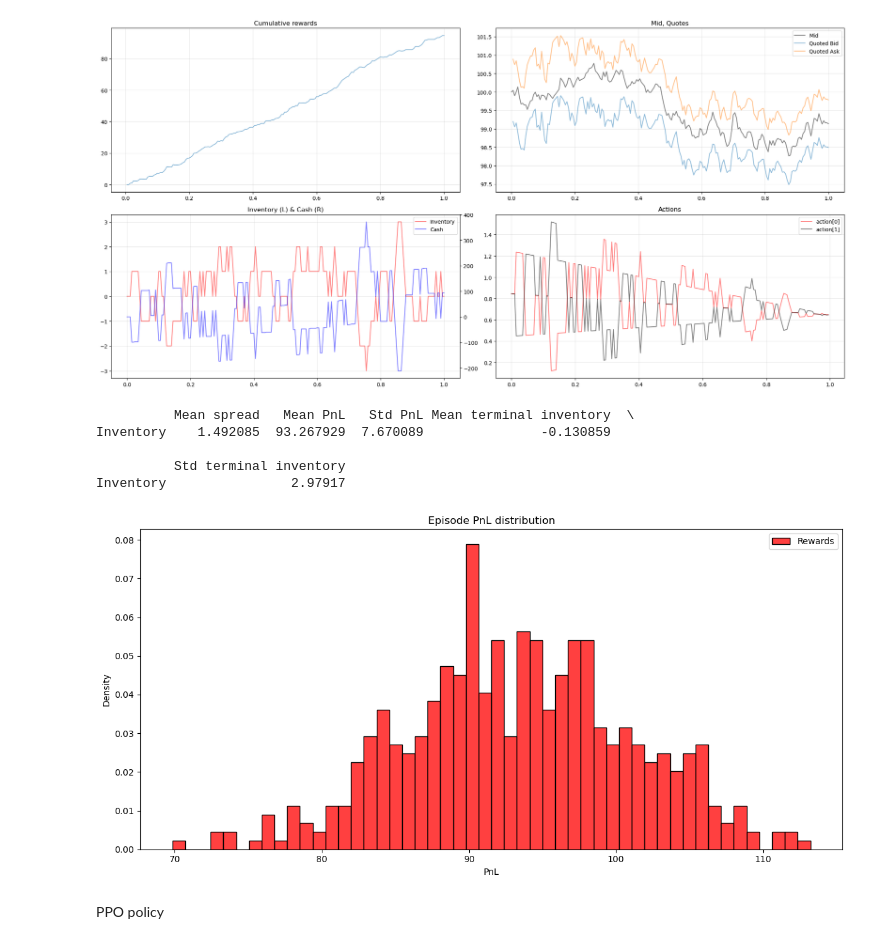
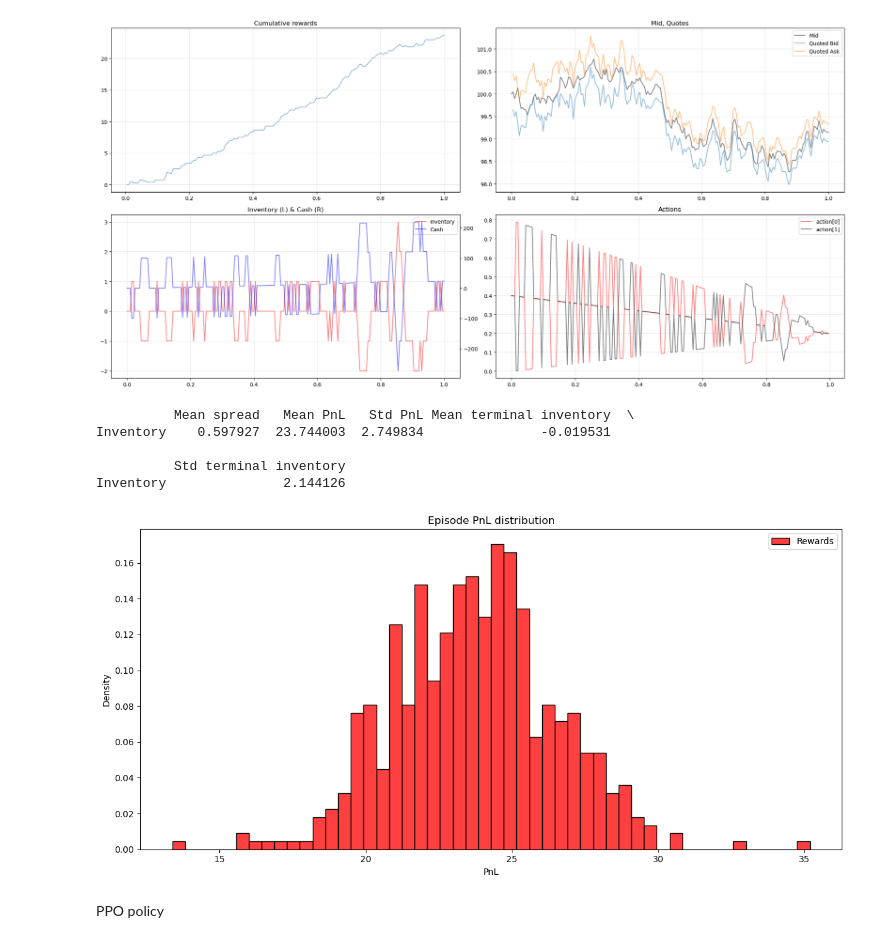
Before and after one commit to AA-ron2/Thesis_AI4Trading, a Jupyter notebook: test.ipynb, the cells around one changed output. Saved outputs shown, nothing was run; the diff lists cells and outputs as text; code cells hidden in the pictures.

```diff
--- a/test.ipynb
+++ b/test.ipynb
@@ -23,33 +23,33 @@ from utils.calibration import hawkes_params
 from utils.calibration import hawkes_params, glft_half_spreads
 from envs.SB3tradingenv import SB3TradingVecEnv
 # %%
-SEED, T, M, s0, sigma, A, k_fill, N = 42, 1.0, 200, 100.0, 2.0, 140.0, 1.5, 1
+SEED, T, M, s0, sigma, A, k_fill, N = 42, 1.0, 200, 100.0, 2.0, 140, 5, 1
 dt = T / M
 mid = BrownianMidprice(s0, sigma, num_traj=N, dt=dt, T=T, seed=SEED)
 arr = PoissonArrivals(A, A, num_traj=N, dt=dt, T=T, seed=SEED)
 dyn = LimitOrderDynamics(mid, arr, fill_k=k_fill, max_depth=20.0)
 
 # Single-trajectory plotting (RL-style)
 env = TradingEnv(dynamics=dyn, T=T, M=M, seed=SEED, return_vectorized=False)
 agent = AvellanedaStoikovAgent(env, gamma=0.1)
 plot_trajectory(env, agent, show_reservation=False)
 
 # Batch stats & PnL hist (vectorized episode)
 mid = BrownianMidprice(s0, sigma, num_traj=512, dt=dt, T=T, seed=SEED)
 arr = PoissonArrivals(A, A, num_traj=512, dt=dt, T=T, seed=SEED)
 dyn = LimitOrderDynamics(mid, arr, fill_k=k_fill, max_depth=20.0)
 env_vec = TradingEnv(dynamics=dyn, T=T, M=M, seed=SEED, return_vectorized=True)
 agent = AvellanedaStoikovAgent(env_vec, gamma=0.1)
 results, fig, totals = generate_results_table_and_hist(env_vec, agent)
 print(results)
 # %% [output]
-[figure, old version]
+[figure, new version]
           Mean spread   Mean PnL   Std PnL Mean terminal inventory  \
-Inventory    1.492085  93.267929  7.670089               -0.130859
+Inventory    0.597927  23.744003  2.749834               -0.019531
 
           Std terminal inventory
-Inventory                2.97917
+Inventory               2.144126
-[figure, old version]
+[figure, new version]
 # %%
 SEED = 42
 T, M = 1.0, 200
```
Also changed, not shown: 1 other file.
